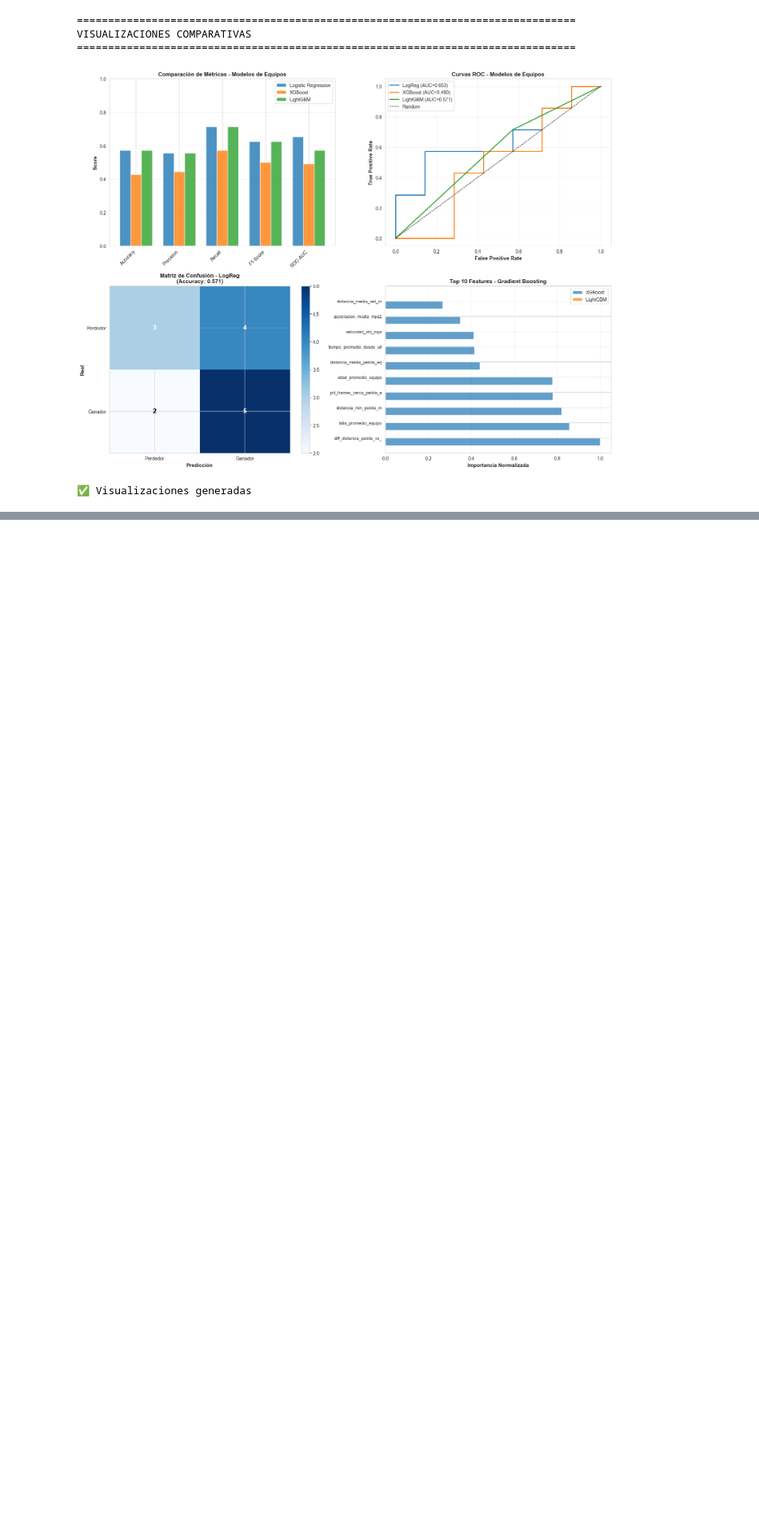
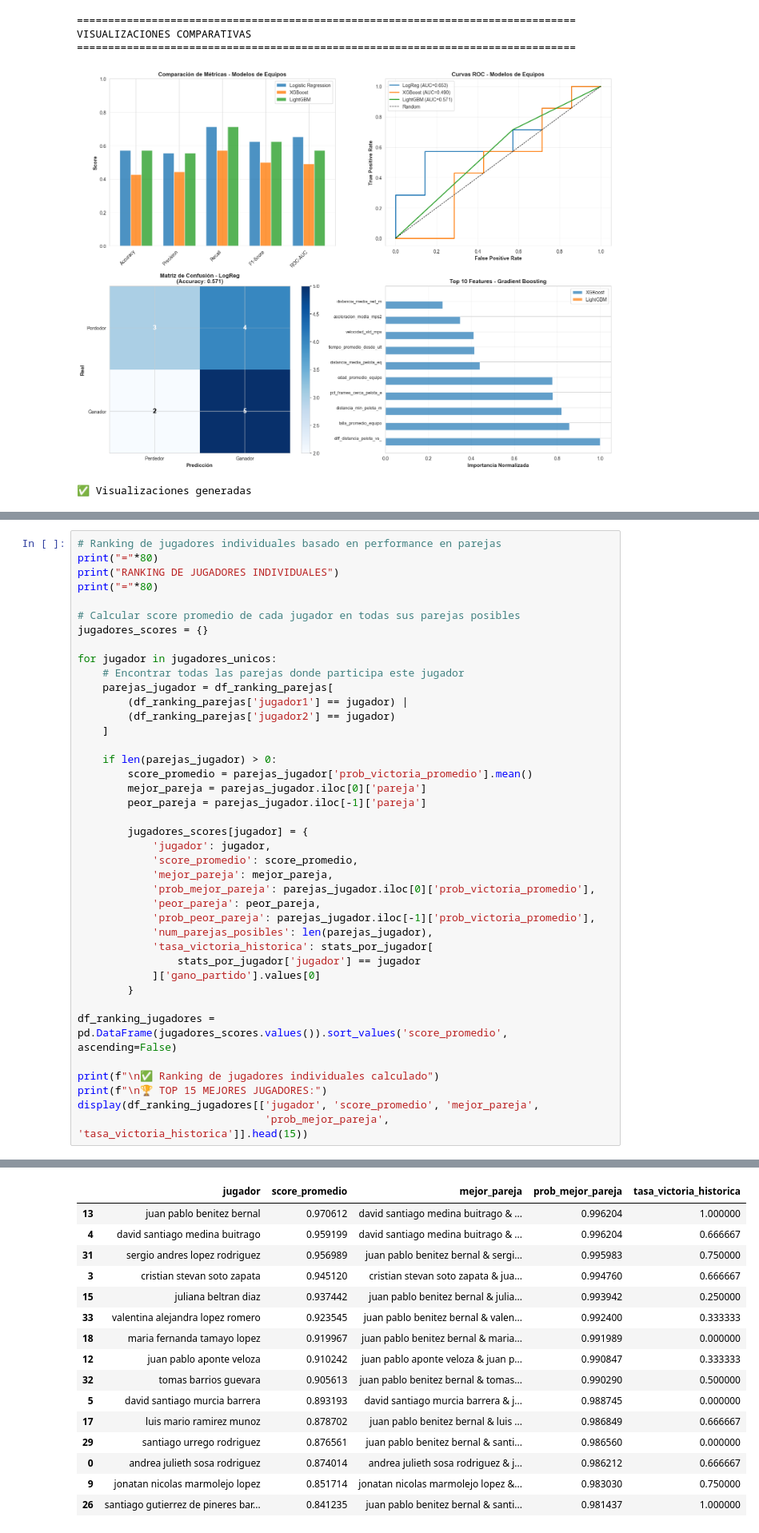
Before and after one commit to FerminEscalona/Paddle_Tournament_Predictor, a Jupyter notebook: miAnalisis.ipynb, the cells around one changed output, grey strips where cells are left out. Shown at 80% size. Drawn from its saved outputs; the diff is of its cells as text; blank space fills up the shorter version.

```diff
--- a/miAnalisis.ipynb
+++ b/miAnalisis.ipynb
@@ -4865,0 +5331,41 @@ VISUALIZACIONES COMPARATIVAS
+# %%
+# Ranking de jugadores individuales basado en performance en parejas
+print("="*80)
+print("RANKING DE JUGADORES INDIVIDUALES")
+print("="*80)
+
+# Calcular score promedio de cada jugador en todas sus parejas posibles
+jugadores_scores = {}
+
+for jugador in jugadores_unicos:
+    # Encontrar todas las parejas donde participa este jugador
+    parejas_jugador = df_ranking_parejas[
+        (df_ranking_parejas['jugador1'] == jugador) |
+        (df_ranking_parejas['jugador2'] == jugador)
+    ]
+
+    if len(parejas_jugador) > 0:
+        score_promedio = parejas_jugador['prob_victoria_promedio'].mean()
+        mejor_pareja = parejas_jugador.iloc[0]['pareja']
+        peor_pareja = parejas_jugador.iloc[-1]['pareja']
+
+        jugadores_scores[jugador] = {
+            'jugador': jugador,
+            'score_promedio': score_promedio,
+            'mejor_pareja': mejor_pareja,
+            'prob_mejor_pareja': parejas_jugador.iloc[0]['prob_victoria_promedio'],
+            'peor_pareja': peor_pareja,
+            'prob_peor_pareja': parejas_jugador.iloc[-1]['prob_victoria_promedio'],
+            'num_parejas_posibles': len(parejas_jugador),
+            'tasa_victoria_historica': stats_por_jugador[
+                stats_por_jugador['jugador'] == jugador
+            ]['gano_partido'].values[0]
+        }
+
+df_ranking_jugadores = pd.DataFrame(jugadores_scores.values()).sort_values('score_promedio', ascending=False)
+
+print(f"\n✅ Ranking de jugadores individuales calculado")
+print(f"\n🏆 TOP 15 MEJORES JUGADORES:")
+display(df_ranking_jugadores[['jugador', 'score_promedio', 'mejor_pareja',
+                              'prob_mejor_pareja', 'tasa_victoria_historica']].head(15))
+# %% [output]
@@ -4865,0 +5379,16 @@ VISUALIZACIONES COMPARATIVAS
+|  | jugador | score_promedio | mejor_pareja | prob_mejor_pareja | tasa_victoria_historica |
+| 13 | juan pablo benitez bernal | 0.970612 | david santiago medina buitrago & ... | 0.996204 | 1.000000 |
+| 4 | david santiago medina buitrago | 0.959199 | david santiago medina buitrago & ... | 0.996204 | 0.666667 |
+| 31 | sergio andres lopez rodriguez | 0.956989 | juan pablo benitez bernal & sergi... | 0.995983 | 0.750000 |
+| 3 | cristian stevan soto zapata | 0.945120 | cristian stevan soto zapata & jua... | 0.994760 | 0.666667 |
+| 15 | juliana beltran diaz | 0.937442 | juan pablo benitez bernal & julia... | 0.993942 | 0.250000 |
+| 33 | valentina alejandra lopez romero | 0.923545 | juan pablo benitez bernal & valen... | 0.992400 | 0.333333 |
+| 18 | maria fernanda tamayo lopez | 0.919967 | juan pablo benitez bernal & maria... | 0.991989 | 0.000000 |
+| 12 | juan pablo aponte veloza | 0.910242 | juan pablo aponte veloza & juan p... | 0.990847 | 0.333333 |
+| 32 | tomas barrios guevara | 0.905613 | juan pablo benitez bernal & tomas... | 0.990290 | 0.500000 |
+| 5 | david santiago murcia barrera | 0.893193 | david santiago murcia barrera & j... | 0.988745 | 0.000000 |
+| 17 | luis mario ramirez munoz | 0.878702 | juan pablo benitez bernal & luis ... | 0.986849 | 0.666667 |
+| 29 | santiago urrego rodriguez | 0.876561 | juan pablo benitez bernal & santi... | 0.986560 | 0.000000 |
+| 0 | andrea julieth sosa rodriguez | 0.874014 | andrea julieth sosa rodriguez & j... | 0.986212 | 0.666667 |
+| 9 | jonatan nicolas marmolejo lopez | 0.851714 | jonatan nicolas marmolejo lopez &... | 0.983030 | 0.750000 |
+| 26 | santiago gutierrez de pineres bar... | 0.841235 | juan pablo benitez bernal & santi... | 0.981437 | 1.000000 |
```
Also changed, not shown: parts of 62 cells of this notebook.
